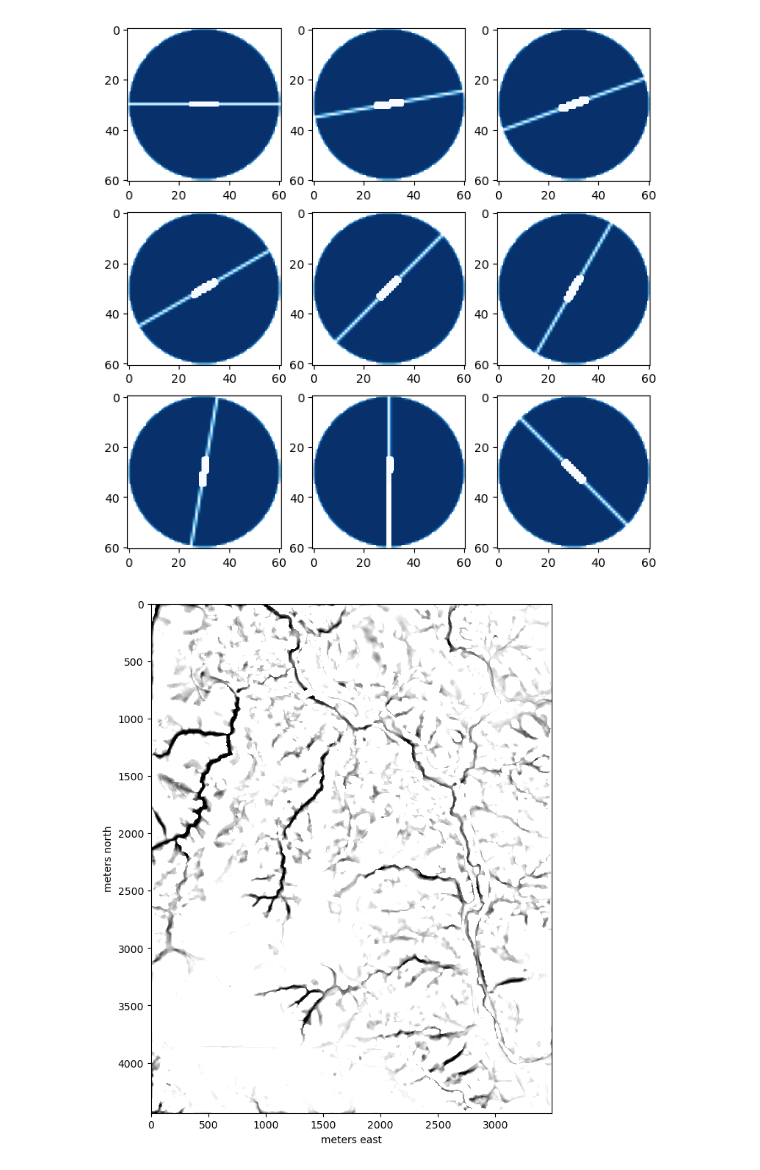
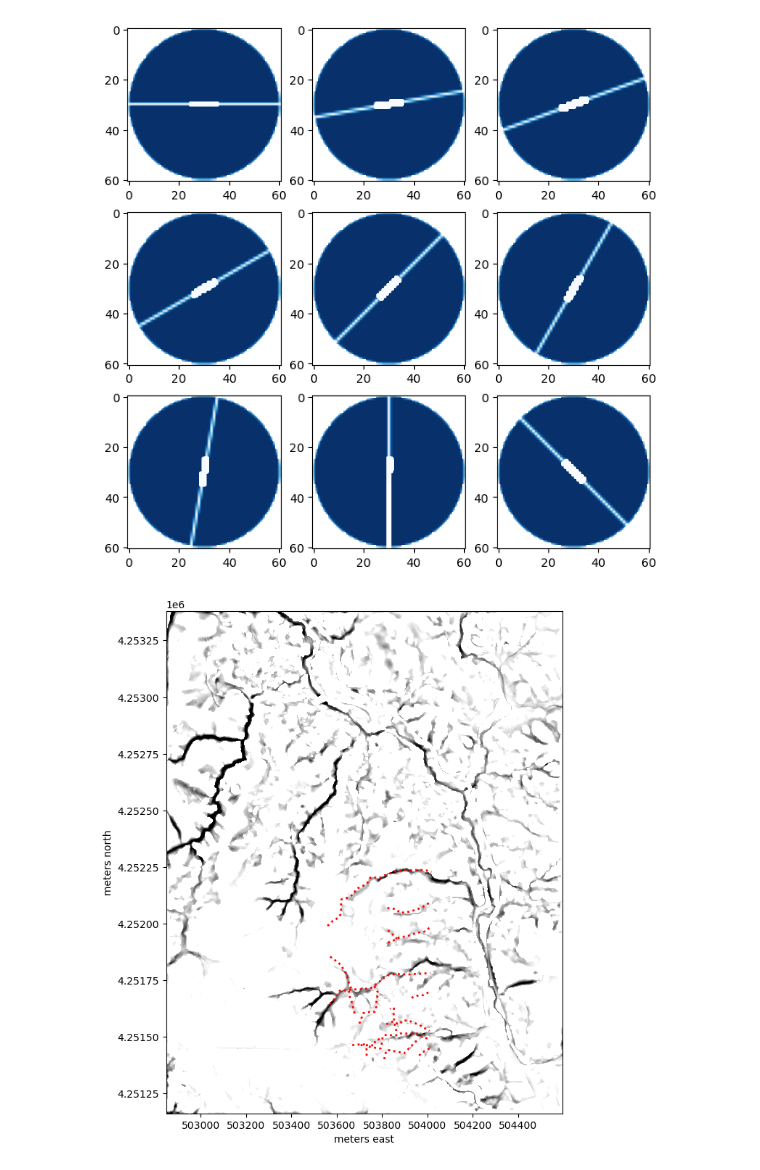
Before and after one commit to dsi-rse/gully-map, a Jupyter notebook: notebooks/convolution-kernels.ipynb, the cells around one changed output. Cells and saved outputs as stored; diff of their text form; code cells hidden in the pictures.

```diff
--- a/notebooks/convolution-kernels.ipynb
+++ b/notebooks/convolution-kernels.ipynb
@@ -11,6 +15,9 @@ with rasterio.open("../data/Sonoma_DTM_2022-OAEC-0.01-degree.tif") as file:
     transform = file.transform
     crs = file.crs
     left, bottom, right, top = file.bounds
+# %%
+water = gpd.read_file("../data/oaec-water.gpkg").to_crs(crs)
+roads = gpd.read_file("../data/oaec-roads.gpkg").to_crs(crs)
 # %%
 def point_in_disk(radius):
     width = 2 * radius + 1
@@ -148,14 +157,15 @@ absolute[absolute >= MAXIMUM] = np.nan
 # %%
 fig, ax = plt.subplots(figsize=(10, 9))
 
-ax.imshow(absolute, vmin=MINIMUM, vmax=MAXIMUM, cmap="gray")
+ax.imshow(absolute, vmin=MINIMUM, vmax=MAXIMUM, cmap="gray", extent=(left, right, bottom, top))
+water.plot(ax=ax, edgecolor="red", lw=2, ls=":", alpha=1)
 
 ax.set_xlabel("meters east")
 ax.set_ylabel("meters north")
 
 None
 # %% [output]
-[figure, old version]
+[figure, new version]
 # %%
 for i, angle in enumerate(angles):
     mask = (bestangle == i) & (allangles[:, :, i] < MAXIMUM)
```
Also changed, not shown: parts of 7 cells of this notebook.
